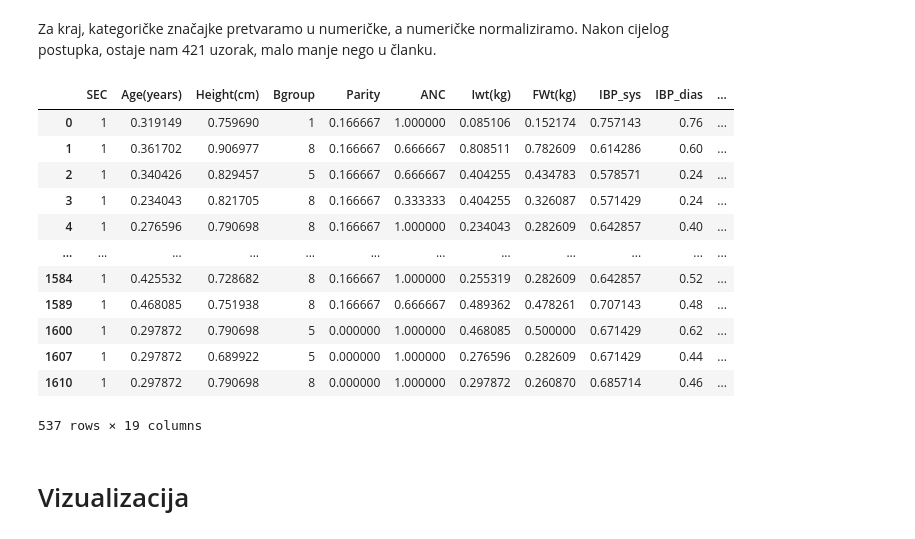
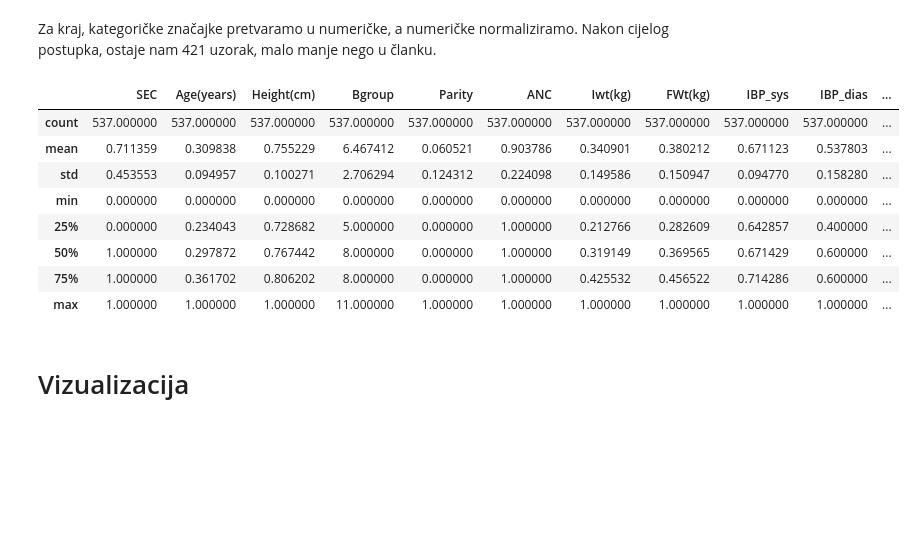
Before and after one commit to afstama/UZOP_projekt, a Jupyter notebook: final.ipynb, the cells around one changed output. Saved outputs shown, nothing was run; the diff lists cells and outputs as text; code cells hidden in the pictures; blank space fills up the shorter version.

```diff
--- a/final.ipynb
+++ b/final.ipynb
@@ -117,25 +118,21 @@ Za kraj, kategoričke značajke pretvaramo u numeričke, a numeričke normalizir
 # %%
 for col in df_filtered.columns:
     if col in cat_cols:
         df_filtered[col]=df_filtered[col].astype('category').cat.codes
     else:
         df_filtered[col]=(df_filtered[col]-df_filtered[col].min())/(df_filtered[col].max()-df_filtered[col].min())
 
-df_filtered
+df_filtered.describe()
 # %% [output]
 |  | SEC | Age(years) | Height(cm) | Bgroup | Parity | ANC | Iwt(kg) | FWt(kg) | IBP_sys | IBP_dias | ... |
-| 0 | 1 | 0.319149 | 0.759690 | 1 | 0.166667 | 1.000000 | 0.085106 | 0.152174 | 0.757143 | 0.76 | ... |
-| 1 | 1 | 0.361702 | 0.906977 | 8 | 0.166667 | 0.666667 | 0.808511 | 0.782609 | 0.614286 | 0.60 | ... |
-| 2 | 1 | 0.340426 | 0.829457 | 5 | 0.166667 | 0.666667 | 0.404255 | 0.434783 | 0.578571 | 0.24 | ... |
-| 3 | 1 | 0.234043 | 0.821705 | 8 | 0.166667 | 0.333333 | 0.404255 | 0.326087 | 0.571429 | 0.24 | ... |
-| 4 | 1 | 0.276596 | 0.790698 | 8 | 0.166667 | 1.000000 | 0.234043 | 0.282609 | 0.642857 | 0.40 | ... |
-| ... | ... | ... | ... | ... | ... | ... | ... | ... | ... | ... | ... |
-| 1584 | 1 | 0.425532 | 0.728682 | 8 | 0.166667 | 1.000000 | 0.255319 | 0.282609 | 0.642857 | 0.52 | ... |
-| 1589 | 1 | 0.468085 | 0.751938 | 8 | 0.166667 | 0.666667 | 0.489362 | 0.478261 | 0.707143 | 0.48 | ... |
-| 1600 | 1 | 0.297872 | 0.790698 | 5 | 0.000000 | 1.000000 | 0.468085 | 0.500000 | 0.671429 | 0.62 | ... |
-| 1607 | 1 | 0.297872 | 0.689922 | 5 | 0.000000 | 1.000000 | 0.276596 | 0.282609 | 0.671429 | 0.44 | ... |
-| 1610 | 1 | 0.297872 | 0.790698 | 8 | 0.000000 | 1.000000 | 0.297872 | 0.260870 | 0.685714 | 0.46 | ... |
+| count | 537.000000 | 537.000000 | 537.000000 | 537.000000 | 537.000000 | 537.000000 | 537.000000 | 537.000000 | 537.000000 | 537.000000 | ... |
+| mean | 0.711359 | 0.309838 | 0.755229 | 6.467412 | 0.060521 | 0.903786 | 0.340901 | 0.380212 | 0.671123 | 0.537803 | ... |
+| std | 0.453553 | 0.094957 | 0.100271 | 2.706294 | 0.124312 | 0.224098 | 0.149586 | 0.150947 | 0.094770 | 0.158280 | ... |
+| min | 0.000000 | 0.000000 | 0.000000 | 0.000000 | 0.000000 | 0.000000 | 0.000000 | 0.000000 | 0.000000 | 0.000000 | ... |
+| 25% | 0.000000 | 0.234043 | 0.728682 | 5.000000 | 0.000000 | 1.000000 | 0.212766 | 0.282609 | 0.642857 | 0.400000 | ... |
+| 50% | 1.000000 | 0.297872 | 0.767442 | 8.000000 | 0.000000 | 1.000000 | 0.319149 | 0.369565 | 0.671429 | 0.600000 | ... |
+| 75% | 1.000000 | 0.361702 | 0.806202 | 8.000000 | 0.000000 | 1.000000 | 0.425532 | 0.456522 | 0.714286 | 0.600000 | ... |
+| max | 1.000000 | 1.000000 | 1.000000 | 11.000000 | 1.000000 | 1.000000 | 1.000000 | 1.000000 | 1.000000 | 1.000000 | ... |
-537 rows × 19 columns
 # %% [markdown]
 # Vizualizacija
 # %% [markdown]
```
Also changed, not shown: parts of 21 cells of this notebook.
